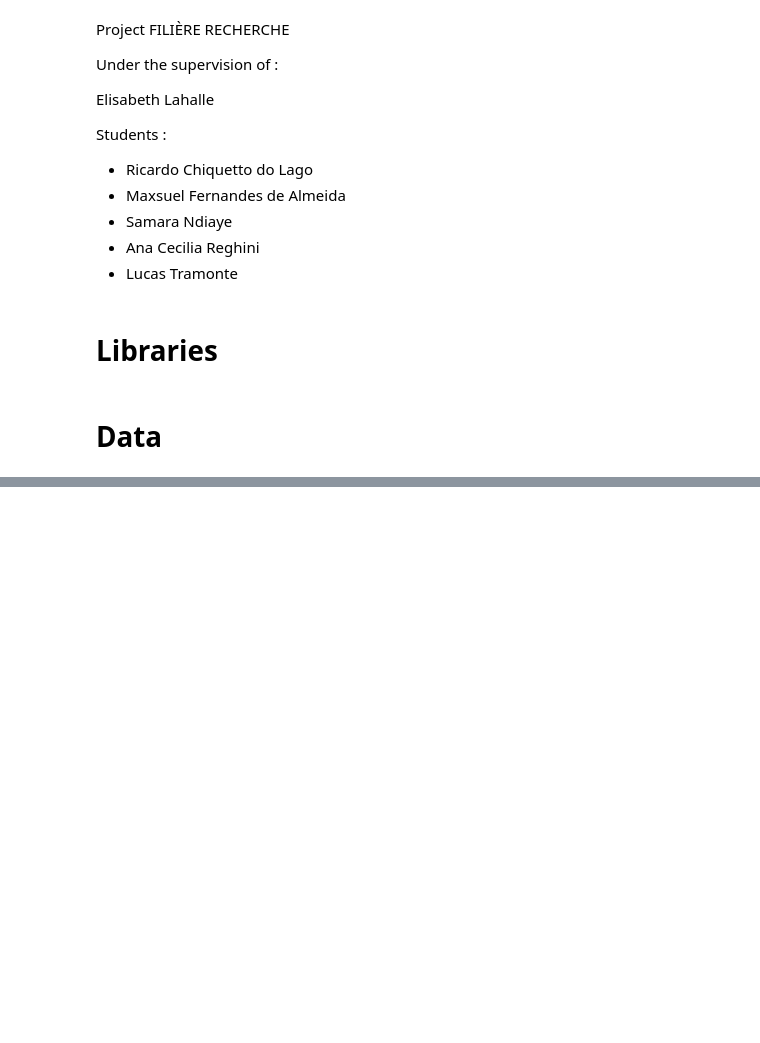
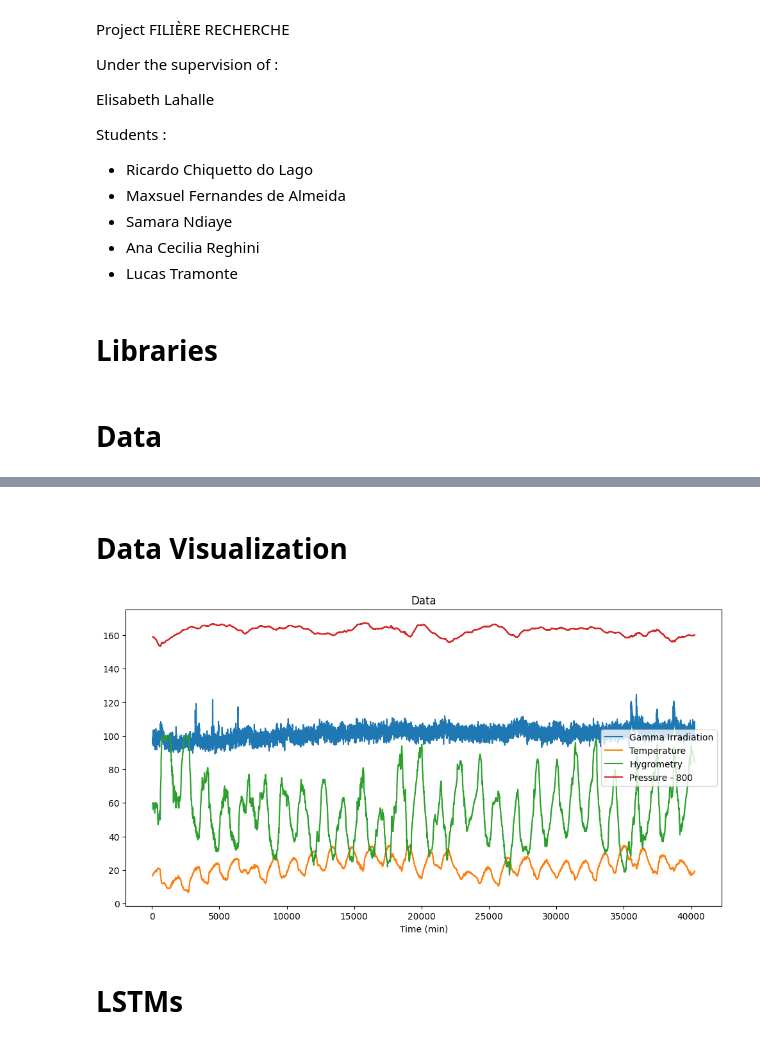
Before and after one commit to LucasTramonte/Radiological-pollution-monitoring-anomaly-detection, a Jupyter notebook: main.ipynb, the cells around one changed output, grey strips where cells are left out. Cells and saved outputs as stored; diff of their text form; code cells hidden in the pictures; blank space fills up the shorter version.

Commit message:
Data Visualization

```diff
--- a/main.ipynb
+++ b/main.ipynb
@@ -42,0 +25,5 @@ data
+# %%
+data_gamma_irradiation = pd.read_csv("Assets/Data/2015_months_DebitDoseA.csv")
+data_hygometry = pd.read_csv("Assets/Data/2015_months_HYGR.csv")
+data_patm = pd.read_csv("Assets/Data//2015_months_PATM.csv")
+data_temp = pd.read_csv("Assets//Data//2015_months_TEMP.csv")
@@ -42,0 +46,35 @@ data
+# %% [markdown]
+# Data Visualization
+# %%
+# Define the month (1: February, 2: April, 3: June, 4: October)
+month = 3  # selected month: June
+
+# Extract data for the selected month
+sigg = data_gamma_irradiation.iloc[:, month-1]  # Gamma irradiation data
+sigt = data_temp.iloc[:, month-1]               # Temperature data
+sigh = data_hygometry.iloc[:, month-1]          # Hygrometry data
+sigp = data_patm.iloc[:, month-1]               # Atmospheric pressure data
+
+# Remove the first and last hour of data
+N = len(sigg)  # number of data points
+fe = 1/60      # sampling frequency
+t = list(range(N))  # time vector
+
+Nh = 60  # 1 hour
+t_trimmed = t[Nh:N-Nh]
+
+# Plot the data
+plt.figure(figsize=(12, 6))
+plt.plot(t_trimmed, sigg[Nh:N-Nh], label='Gamma Irradiation')
+plt.plot(t_trimmed, sigt[Nh:N-Nh], label='Temperature')
+plt.plot(t_trimmed, sigh[Nh:N-Nh], label='Hygrometry')
+plt.plot(t_trimmed, sigp[Nh:N-Nh] - 800, label='Pressure - 800')
+
+plt.xlabel('Time (min)')
+plt.title('Data')
+plt.legend()
+plt.show()
+# %% [output]
+[figure, added]
+# %% [markdown]
+# LSTMs
```
Also changed, not shown: parts of 3 cells of this notebook, 1 other file.
